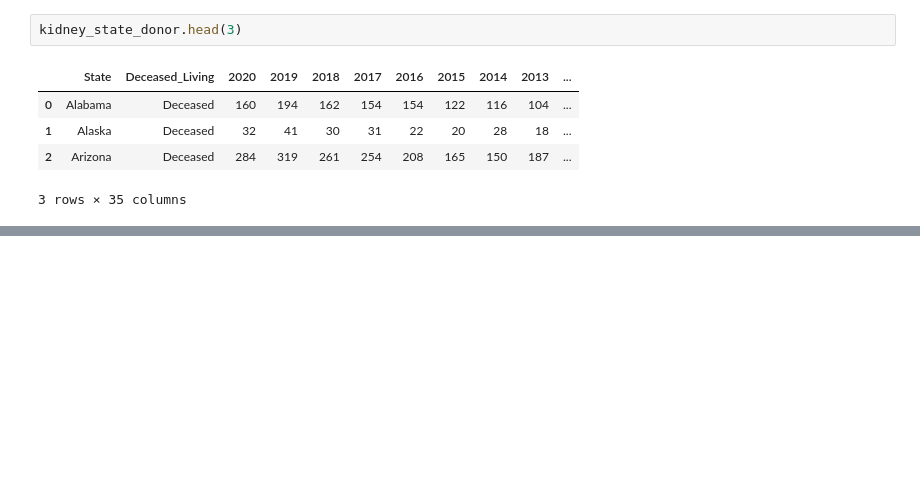
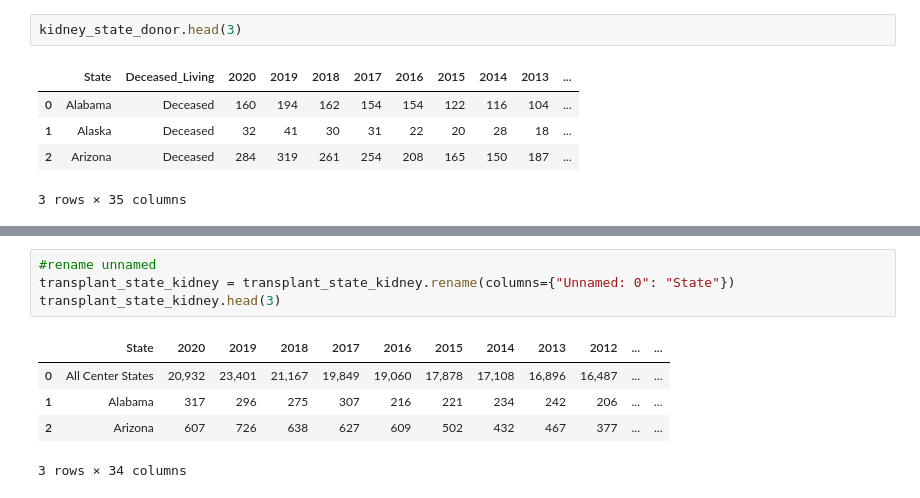
Before and after one commit to Lbrady1025/OPTN-analysis, a Jupyter notebook: csv_to_sql.ipynb, the cells around one changed output, grey strips where cells are left out. Drawn from its saved outputs; the diff is of its cells as text; blank space fills up the shorter version.

```diff
--- a/csv_to_sql.ipynb
+++ b/csv_to_sql.ipynb
@@ -31,2 +80,12 @@ transplant_state_kidney.head(3)
+# %%
+#rename unnamed
+transplant_state_kidney = transplant_state_kidney.rename(columns={"Unnamed: 0": "State"})
+transplant_state_kidney.head(3)
+# %% [output]
+|  | State | 2020 | 2019 | 2018 | 2017 | 2016 | 2015 | 2014 | 2013 | 2012 | ... | ... |
+| 0 | All Center States | 20,932 | 23,401 | 21,167 | 19,849 | 19,060 | 17,878 | 17,108 | 16,896 | 16,487 | ... | ... |
+| 1 | Alabama | 317 | 296 | 275 | 307 | 216 | 221 | 234 | 242 | 206 | ... | ... |
+| 2 | Arizona | 607 | 726 | 638 | 627 | 609 | 502 | 432 | 467 | 377 | ... | ... |
+3 rows × 34 columns
 # %%
 transplant_state_liver.head(3)
```
Also changed, not shown: parts of 15 cells of this notebook.
